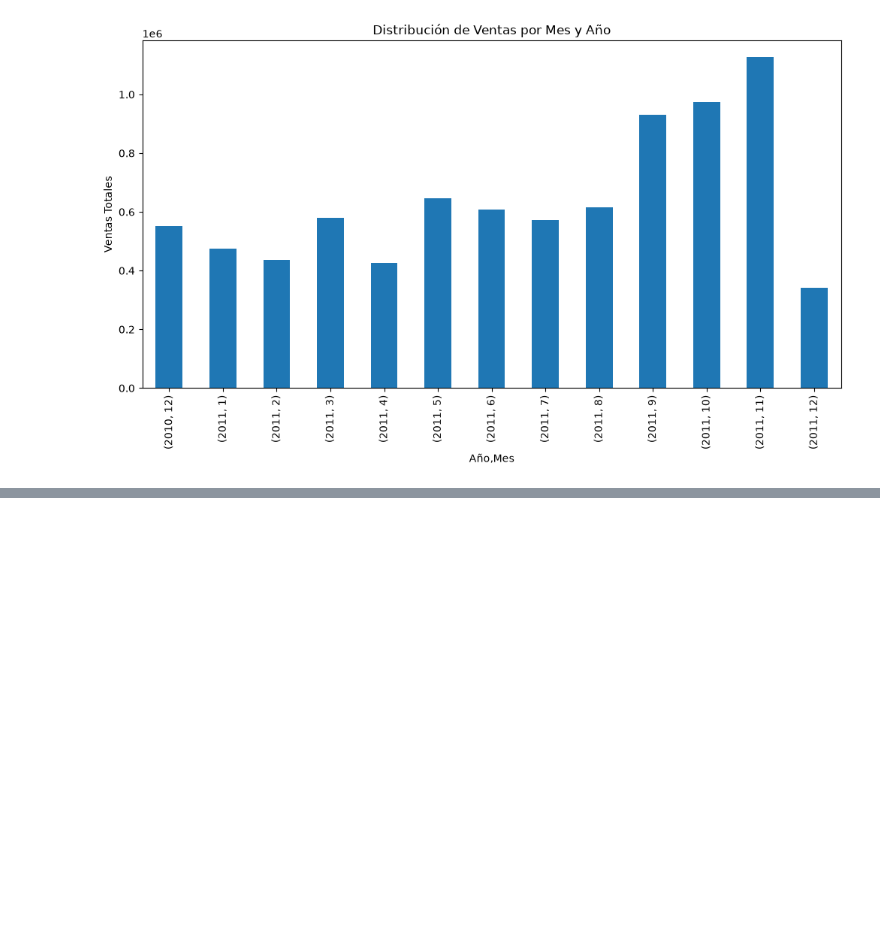
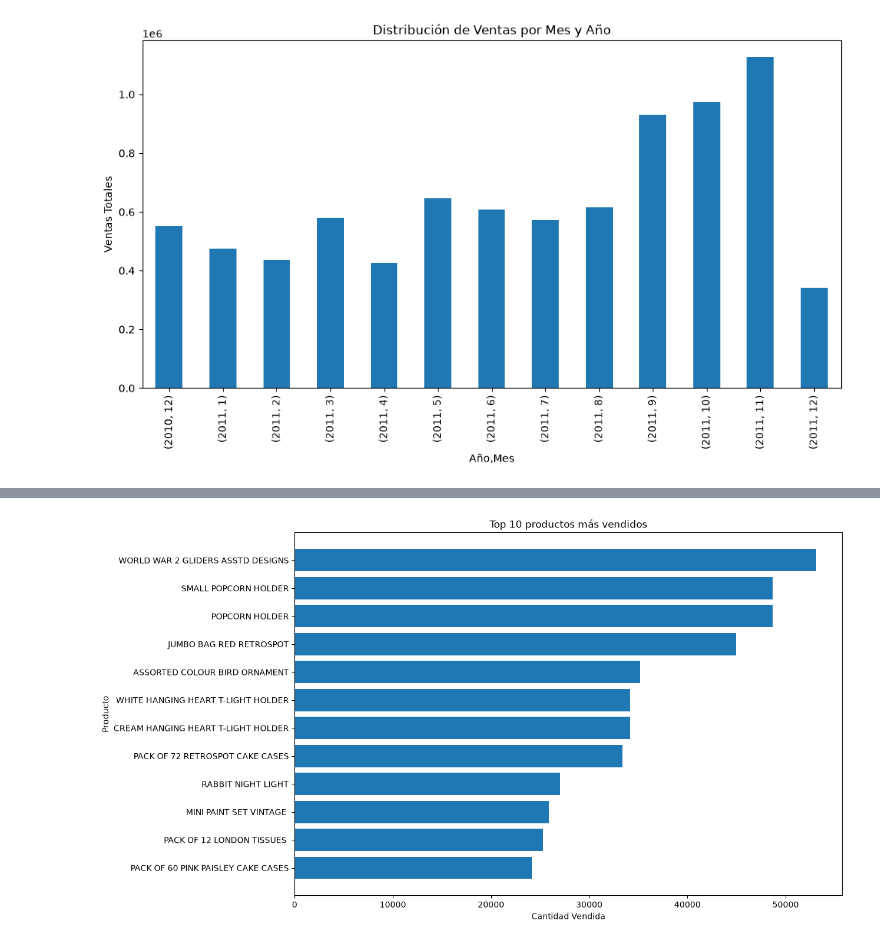
Before and after one commit to mdealerdude/Proyecto-sobre-An-lisis-de-Datos, a Jupyter notebook: cuaderno.ipynb, the cells around one changed output, grey strips where cells are left out. Drawn from its saved outputs; the diff is of its cells as text; code cells hidden in the pictures; blank space fills up the shorter version.

```diff
--- a/cuaderno.ipynb
+++ b/cuaderno.ipynb
@@ -259,0 +262,11 @@ top_products
+# %%
+plt.figure(figsize=(12,8))
+plt.barh(top_products["Description"], top_products["Quantity"])
+plt.title("Top 10 productos más vendidos")
+plt.xlabel("Cantidad Vendida")
+plt.ylabel("Producto")
+plt.gca().invert_yaxis()
+
+plt.show()
+# %% [output]
+[figure, added]
```
Also changed, not shown: parts of 5 cells of this notebook, 1 other file.
